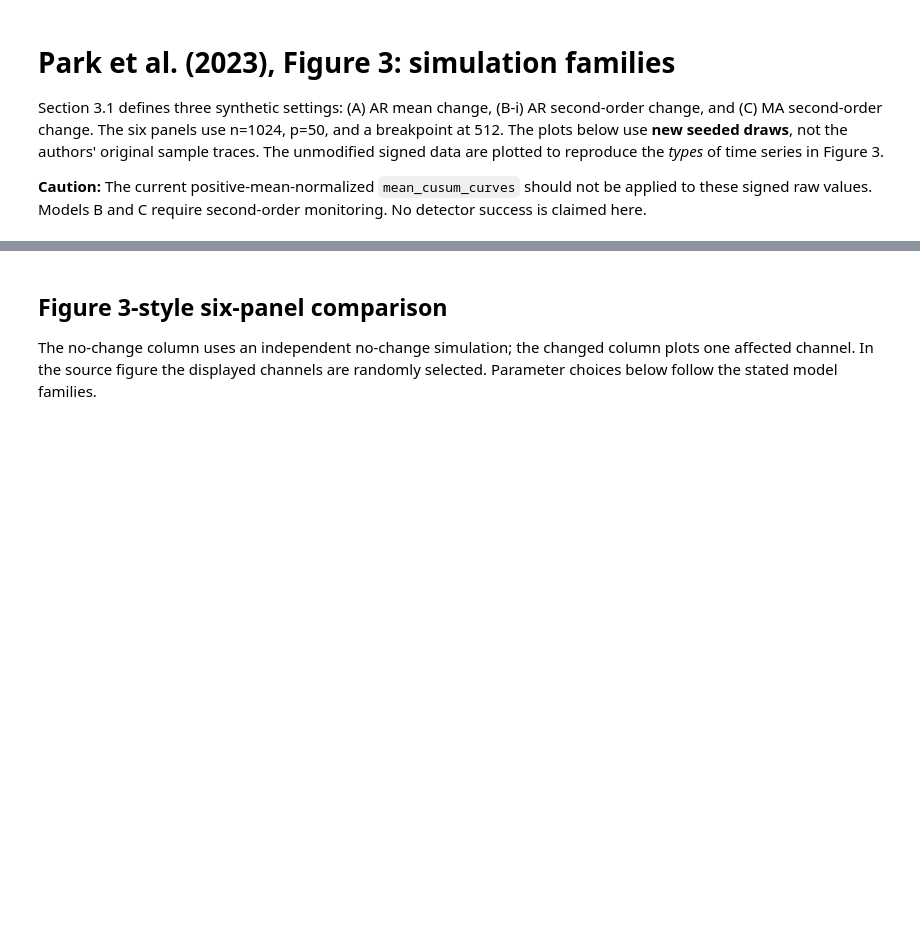
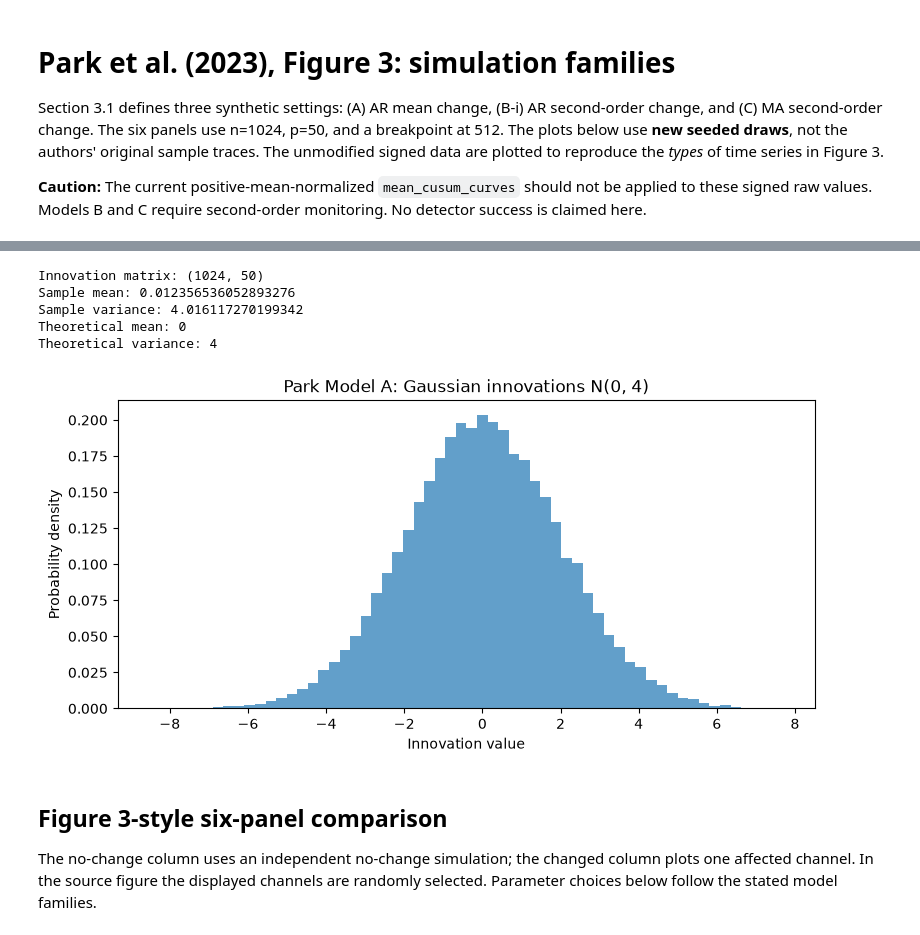
Before and after one commit to hlin863/ewma_covariate_shift_demo, a Jupyter notebook: notebooks/06_park_structural_model_simulations.ipynb, the cells around one changed output, grey strips where cells are left out. Drawn from its saved outputs; the diff is of its cells as text; code cells hidden in the pictures; blank space fills up the shorter version.

Commit message:
Add Gaussian innovation experiment
Document and visualize Model A's N(0, 4) innovations, and save the notebook's simulation outputs.

```diff
--- a/notebooks/06_park_structural_model_simulations.ipynb
+++ b/notebooks/06_park_structural_model_simulations.ipynb
@@ -19,3 +35,41 @@ from src.simulation.park_structural_models import simulate_park_model
+# %%
+
+# Model A: Gaussian innovations
+# epsilon_t^(d) ~ N(0, 4)
+
+rng = np.random.default_rng(2023)
+
+eps = rng.normal(
+    loc=0.0,
+    scale=2.0,
+    size=(1024, 50),
+)
+
+print("Innovation matrix:", eps.shape)
+print("Sample mean:", eps.mean())
+print("Sample variance:", eps.var())
+print("Theoretical mean: 0")
+print("Theoretical variance: 4")
+
+plt.figure(figsize=(9, 4))
+plt.hist(
+    eps.flatten(),
+    bins=60,
+    density=True,
+    alpha=0.7,
+)
+
+plt.xlabel("Innovation value")
+plt.ylabel("Probability density")
+plt.title("Park Model A: Gaussian innovations N(0, 4)")
+plt.show()
+# %% [output]
+Innovation matrix: (1024, 50)
+Sample mean: 0.012356536052893276
+Sample variance: 4.016117270199342
+Theoretical mean: 0
+Theoretical variance: 4
+[figure, added]
 # %% [markdown]
 ## Figure 3-style six-panel comparison
 The no-change column uses an independent no-change simulation; the changed column plots one affected channel. In the source figure the displayed channels are randomly selected. Parameter choices below follow the stated model families.
```
Also changed, not shown: parts of 4 cells of this notebook.
